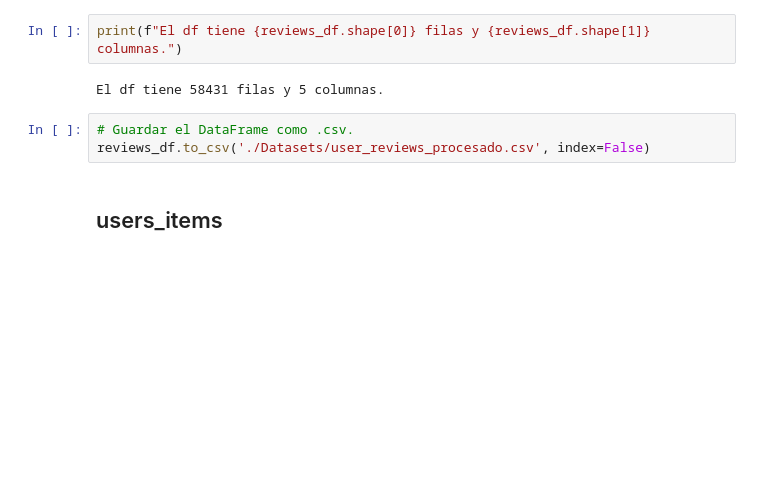
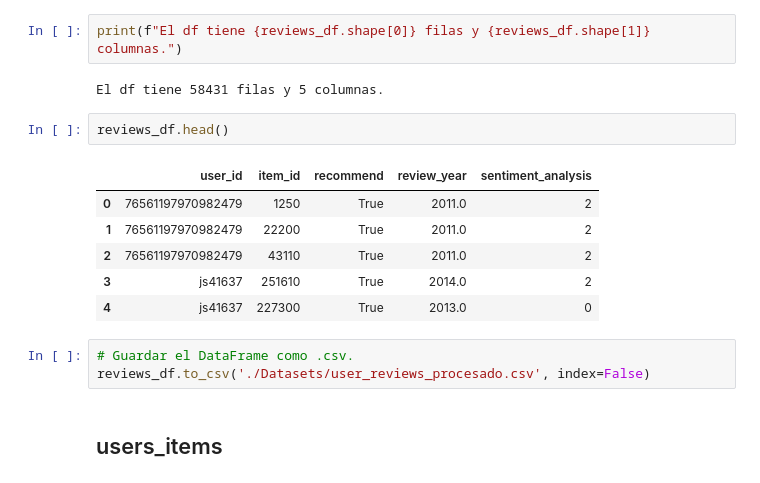
Before and after one commit to dsdrajlin/PI-MLOPs, a Jupyter notebook: ETL.ipynb, the cells around one changed output. Saved outputs shown, nothing was run; the diff lists cells and outputs as text; blank space fills up the shorter version.

```diff
--- a/ETL.ipynb
+++ b/ETL.ipynb
@@ -1042,6 +1052,15 @@ dtype: int64
 print(f"El df tiene {reviews_df.shape[0]} filas y {reviews_df.shape[1]} columnas.")
 # %% [output]
 El df tiene 58431 filas y 5 columnas.
+# %%
+reviews_df.head()
+# %% [output]
+|  | user_id | item_id | recommend | review_year | sentiment_analysis |
+| 0 | 76561197970982479 | 1250 | True | 2011.0 | 2 |
+| 1 | 76561197970982479 | 22200 | True | 2011.0 | 2 |
+| 2 | 76561197970982479 | 43110 | True | 2011.0 | 2 |
+| 3 | js41637 | 251610 | True | 2014.0 | 2 |
+| 4 | js41637 | 227300 | True | 2013.0 | 0 |
 # %%
 # Guardar el DataFrame como .csv.
 reviews_df.to_csv('./Datasets/user_reviews_procesado.csv', index=False)
```
Also changed, not shown: parts of 9 cells of this notebook, 3 other files.
